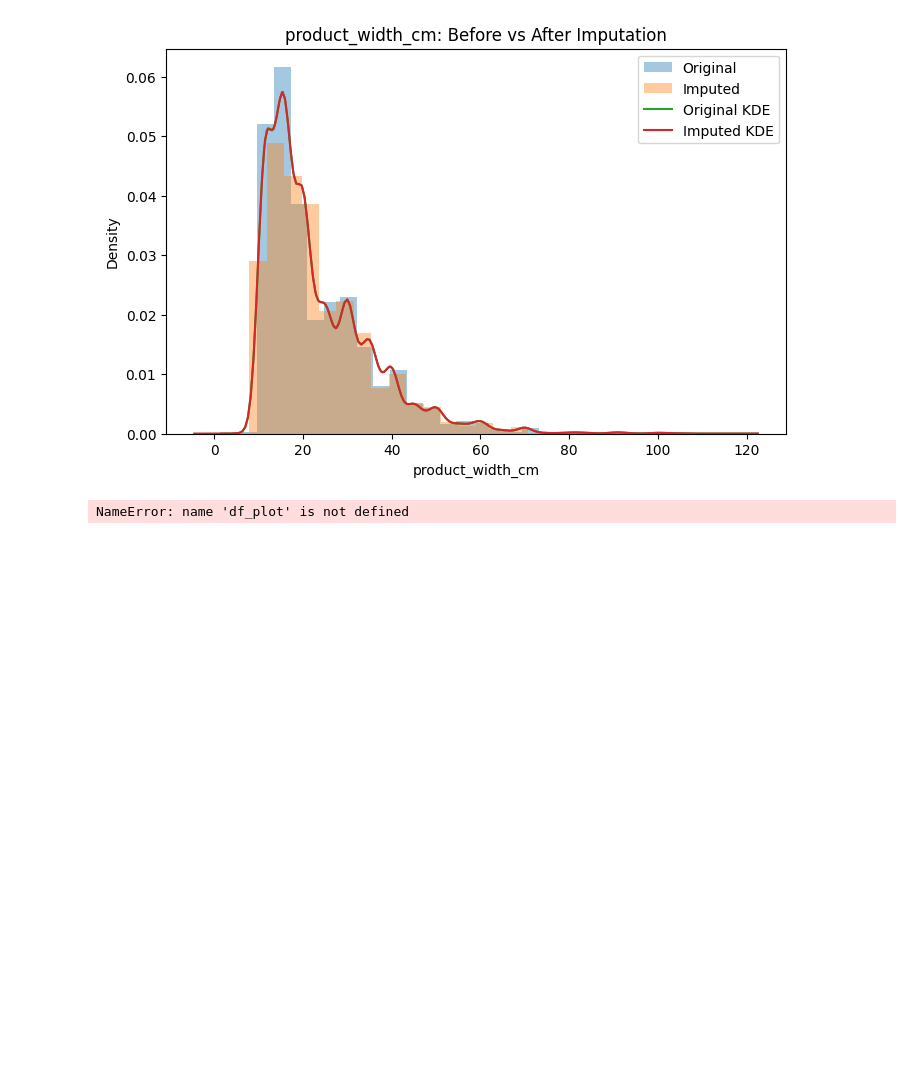
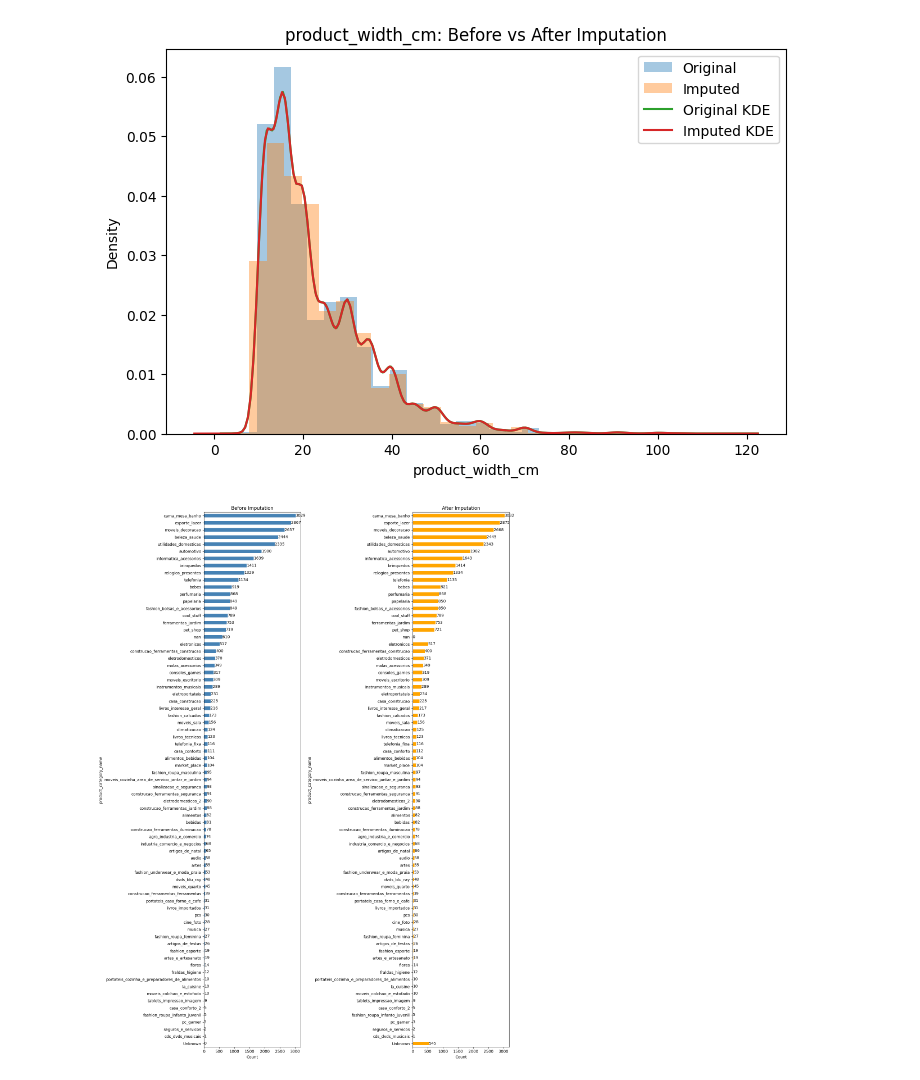
Before and after one commit to Avcuongy/data-mining-project, a Jupyter notebook: notebooks/2_cleaning.ipynb, the cells around one changed output. Saved outputs shown, nothing was run; the diff lists cells and outputs as text; code cells hidden in the pictures; blank space fills up the shorter version.

```diff
--- a/notebooks/2_cleaning.ipynb
+++ b/notebooks/2_cleaning.ipynb
@@ -543,26 +677,54 @@ for col in cols:
 [figure]
 [figure]
 [figure]
-# %%
-import pandas as pd
-import matplotlib.pyplot as plt
-
-before = products_origin["product_category_name"].value_counts(dropna=False)
-after = products["product_category_name"].value_counts(dropna=False)
-df_plot = pd.DataFrame({"Before": before, "After": after})
-df_plot = df_plot.sort_values("Before")
-
-df_plot[["Before", "After"]].plot(
-    kind="barh",
-    figsize=(10, 14)
-)
-
-plt.xlabel("Number of Products")
-plt.ylabel("Product Category")
-plt.title("Product Category Distribution: Before vs After Imputation")
-plt.show()
-# %% [output]
-NameError: name 'df_plot' is not defined
+# %%
+import matplotlib.pyplot as plt
+import pandas as pd
+
+before = products_origin["product_category_name"].value_counts(dropna=False)
+after = products["product_category_name"].value_counts(dropna=False)
+
+df_plot = pd.DataFrame({
+    "Before": before,
+    "After": after
+}).fillna(0)
+
+df_plot = df_plot.sort_values("Before")
+
+fig, axes = plt.subplots(1, 2, figsize=(15, 20))
+
+# BEFORE
+bars1 = df_plot["Before"].plot(
+    kind="barh",
+    ax=axes[0],
+    color="steelblue"
+)
+
+axes[0].set_title("Before Imputation")
+axes[0].set_xlabel("Count")
+
+# add value labels
+axes[0].bar_label(axes[0].containers[0], fmt="%.0f")
+
+
+# AFTER
+bars2 = df_plot["After"].plot(
+    kind="barh",
+    ax=axes[1],
+    color="orange"
+)
+
+axes[1].set_title("After Imputation")
+axes[1].set_xlabel("Count")
+
+# add value labels
+axes[1].bar_label(axes[1].containers[0], fmt="%.0f")
+
+
+plt.tight_layout()
+plt.show()
+# %% [output]
+[figure, added]
 # %% [markdown]
 Nhận xét:
 Tổng quan:
```
Also changed, not shown: parts of 33 cells of this notebook, 1 other file.
